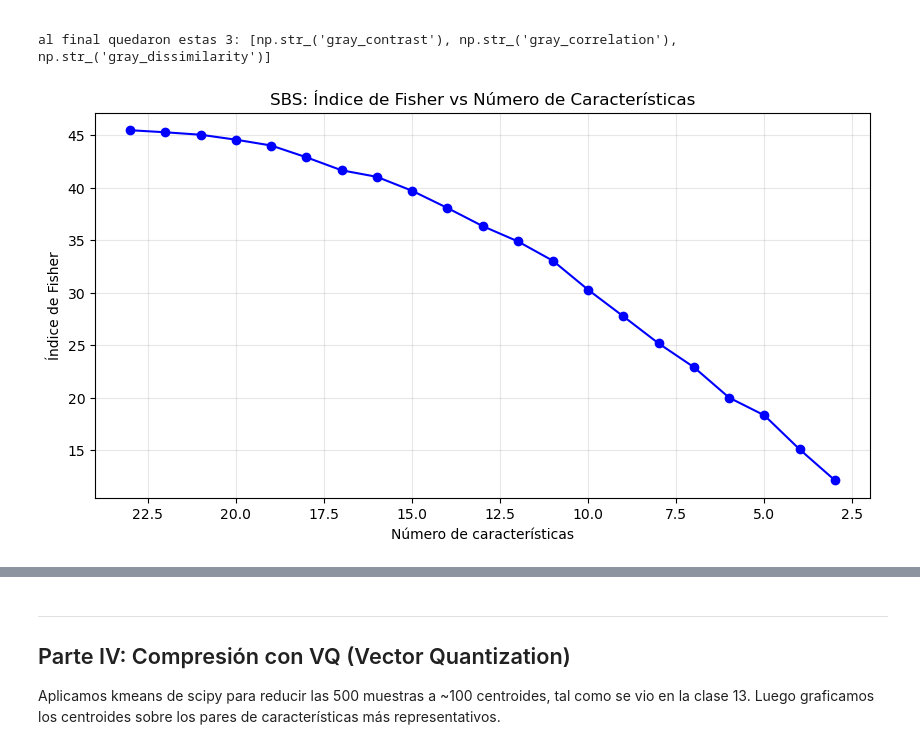
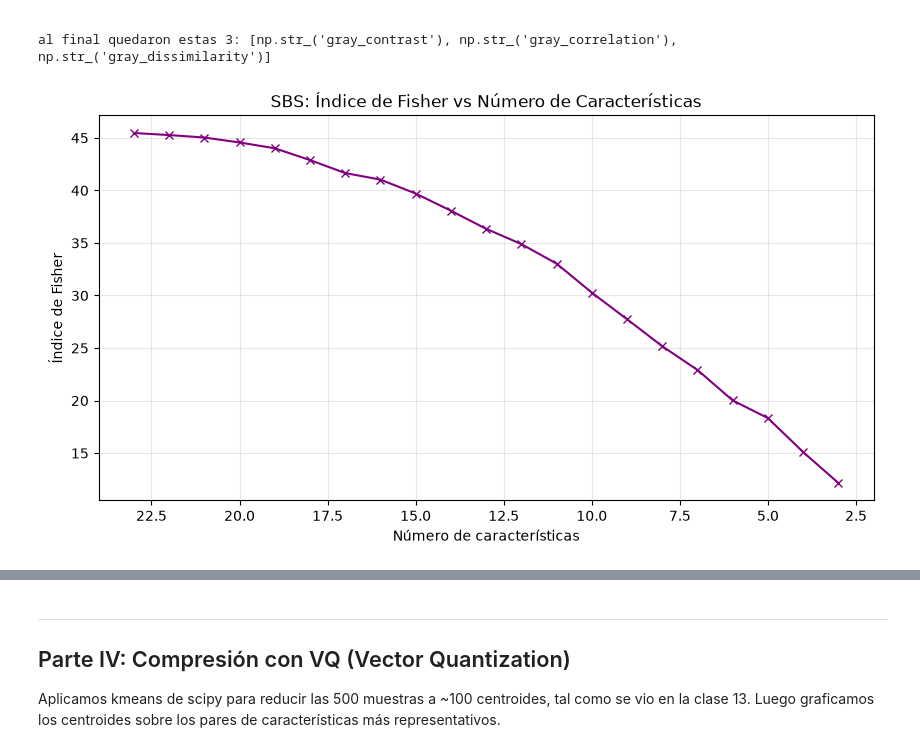
Before and after one commit to lauraromero-cm/Tareas-Patrones, a Jupyter notebook: Tarea3/tarea_03.ipynb, the cells around one changed output, grey strips where cells are left out. Cells and saved outputs as stored; diff of their text form; code cells hidden in the pictures.

```diff
--- a/Tarea3/tarea_03.ipynb
+++ b/Tarea3/tarea_03.ipynb
@@ -265,14 +282,14 @@ al final quedaron estas 3: [np.str_('gray_contrast'), np.str_('gray_correlation'
 # %%
 # graficamos Fisher vs numero de caracteristicas para ver la tendencia
 n_features_list = list(range(23, 2, -1))
 
 plt.figure(figsize=(10, 5))
-plt.plot(n_features_list, historial_J, 'o-', color='blue')
+plt.plot(n_features_list, historial_J, 'x-', color='purple')
 plt.xlabel('Número de características')
 plt.ylabel('Índice de Fisher')
 plt.title('SBS: Índice de Fisher vs Número de Características')
 plt.grid(alpha=0.3)
 plt.gca().invert_xaxis()
 plt.show()
 # %% [output]
-[figure, old version]
+[figure, new version]
```
Also changed, not shown: parts of 20 cells of this notebook.
